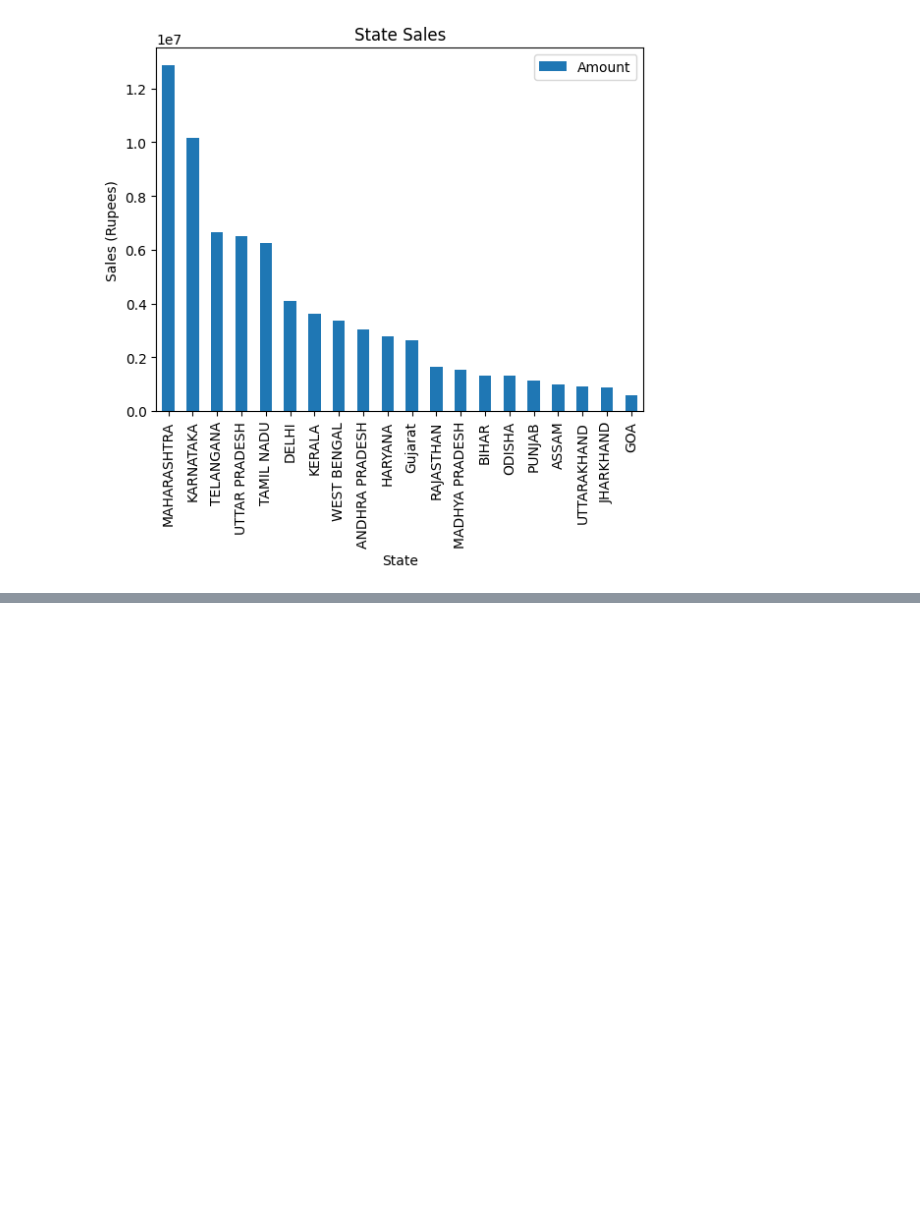
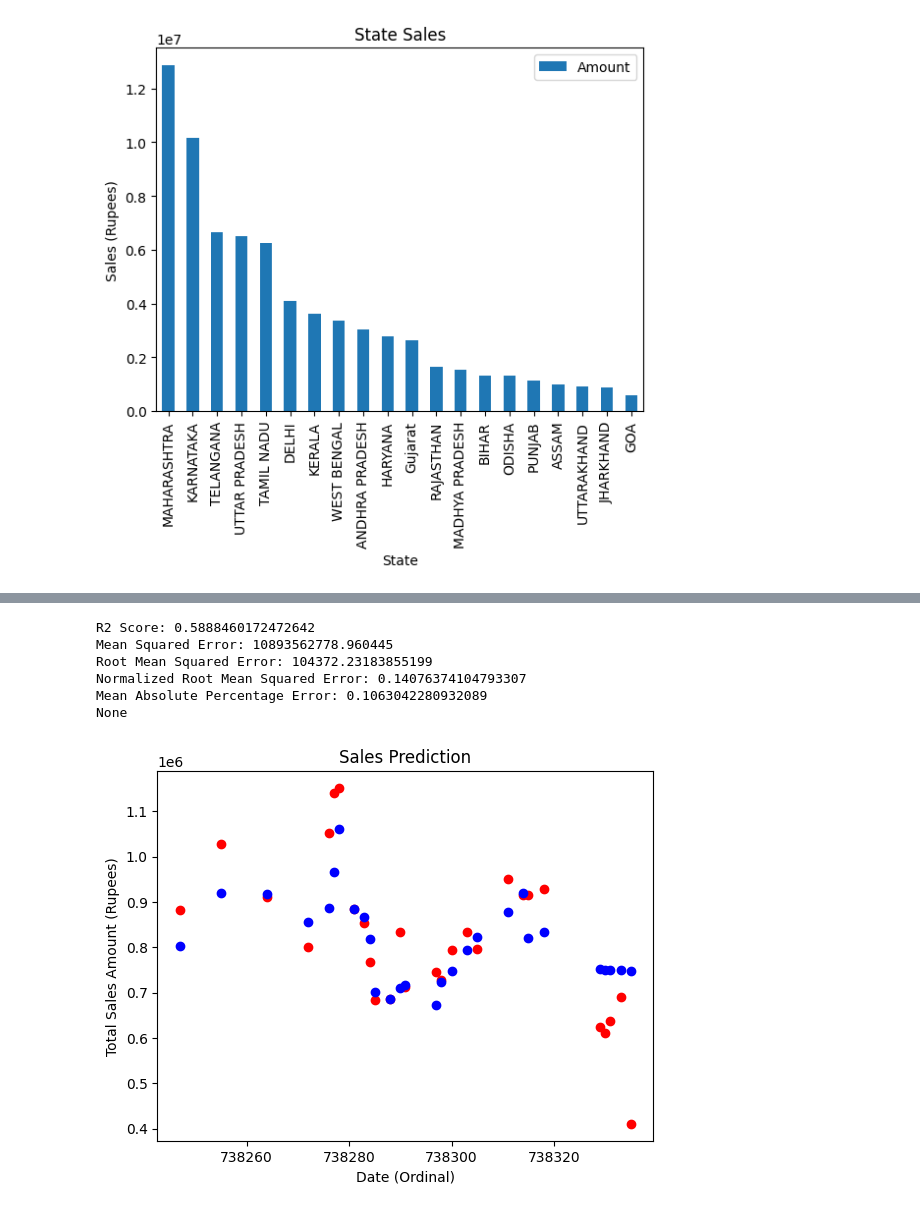
Before and after one commit to khangwen/data-analysis-project, a Jupyter notebook: notebooks/sales_analysis.ipynb, the cells around one changed output, grey strips where cells are left out. Saved outputs shown, nothing was run; the diff lists cells and outputs as text; code cells hidden in the pictures; blank space fills up the shorter version.

```diff
--- a/notebooks/sales_analysis.ipynb
+++ b/notebooks/sales_analysis.ipynb
@@ -227,0 +300,21 @@ plt.show()
+# %%
+from sklearn.ensemble import RandomForestRegressor
+rf_reg = RandomForestRegressor(n_estimators=100, random_state=0)
+rf_reg.fit(X_train.reshape(-1, 1), y_train)
+
+y_pred = rf_reg.predict(X_test.reshape(-1, 1))
+plt.scatter(X_test, y_test, color = 'red')
+plt.scatter(X_test, y_pred, color= 'blue')
+plt.title('Sales Prediction')
+plt.xlabel('Date (Ordinal)')
+plt.ylabel('Total Sales Amount (Rupees)')
+
+print(print_metrics(y_test, y_pred))
+# %% [output]
+R2 Score: 0.5888460172472642
+Mean Squared Error: 10893562778.960445
+Root Mean Squared Error: 104372.23183855199
+Normalized Root Mean Squared Error: 0.14076374104793307
+Mean Absolute Percentage Error: 0.1063042280932089
+None
+[figure, added]
```
Also changed, not shown: parts of 6 cells of this notebook, 2 other files.
